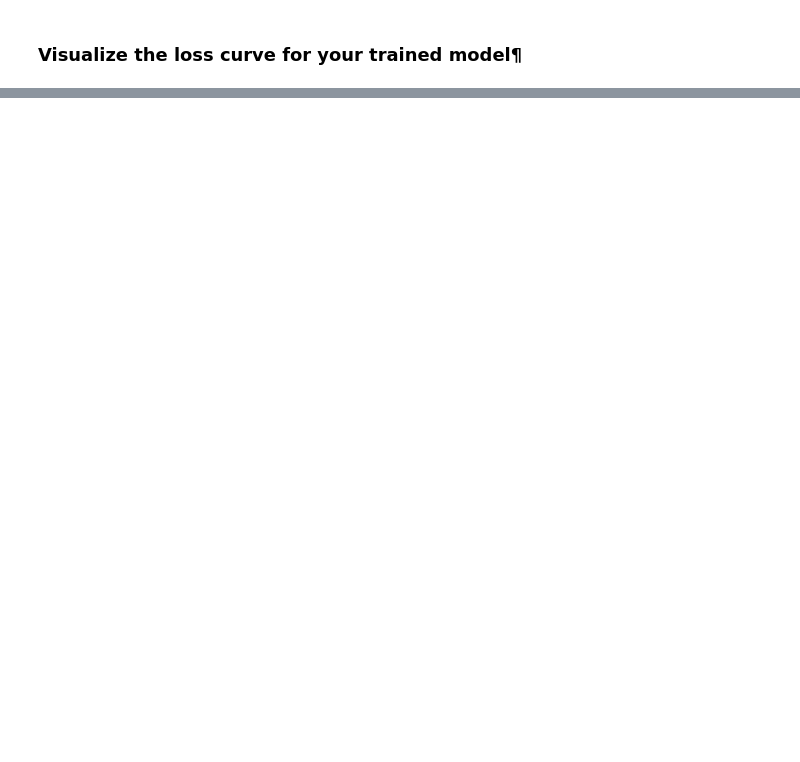
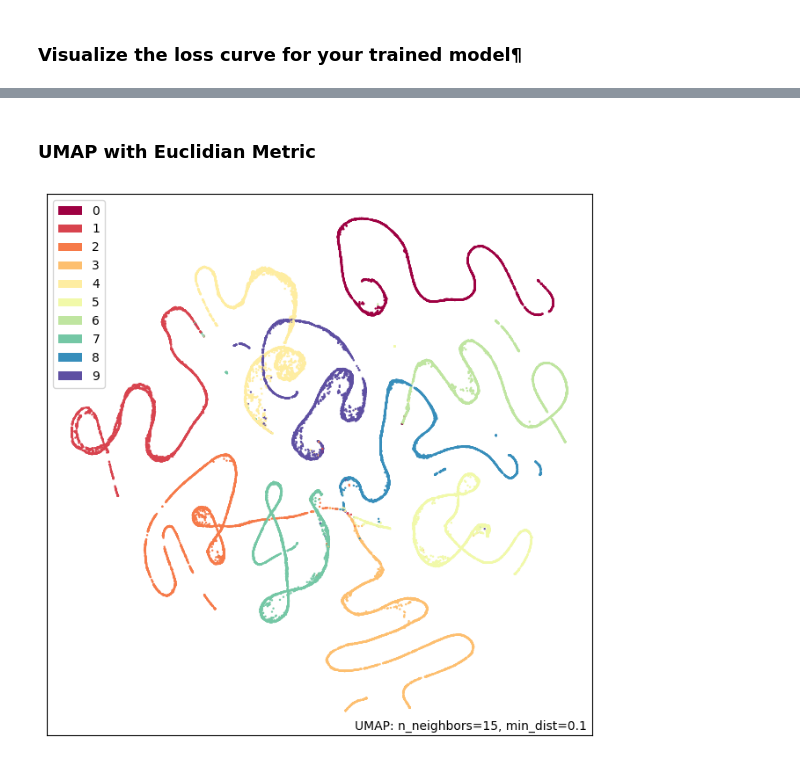
Before and after one commit to martin-fabbri/next-gen-rag, a Jupyter notebook: nbs-multimodality/overview-multimodality.ipynb, the cells around one changed output, grey strips where cells are left out. Saved outputs shown, nothing was run; the diff lists cells and outputs as text; code cells hidden in the pictures; blank space fills up the shorter version.

```diff
--- a/nbs-multimodality/overview-multimodality.ipynb
+++ b/nbs-multimodality/overview-multimodality.ipynb
@@ -341,0 +363,7 @@ if train:
+# %% [markdown]
+### UMAP with Euclidian Metric
+# %%
+mapper = umap.UMAP(random_state=42).fit(encoded_data)
+umap.plot.points(mapper, labels=labels);
+# %% [output]
+[figure, added]
```
Also changed, not shown: parts of 16 cells of this notebook, 5 other files.
